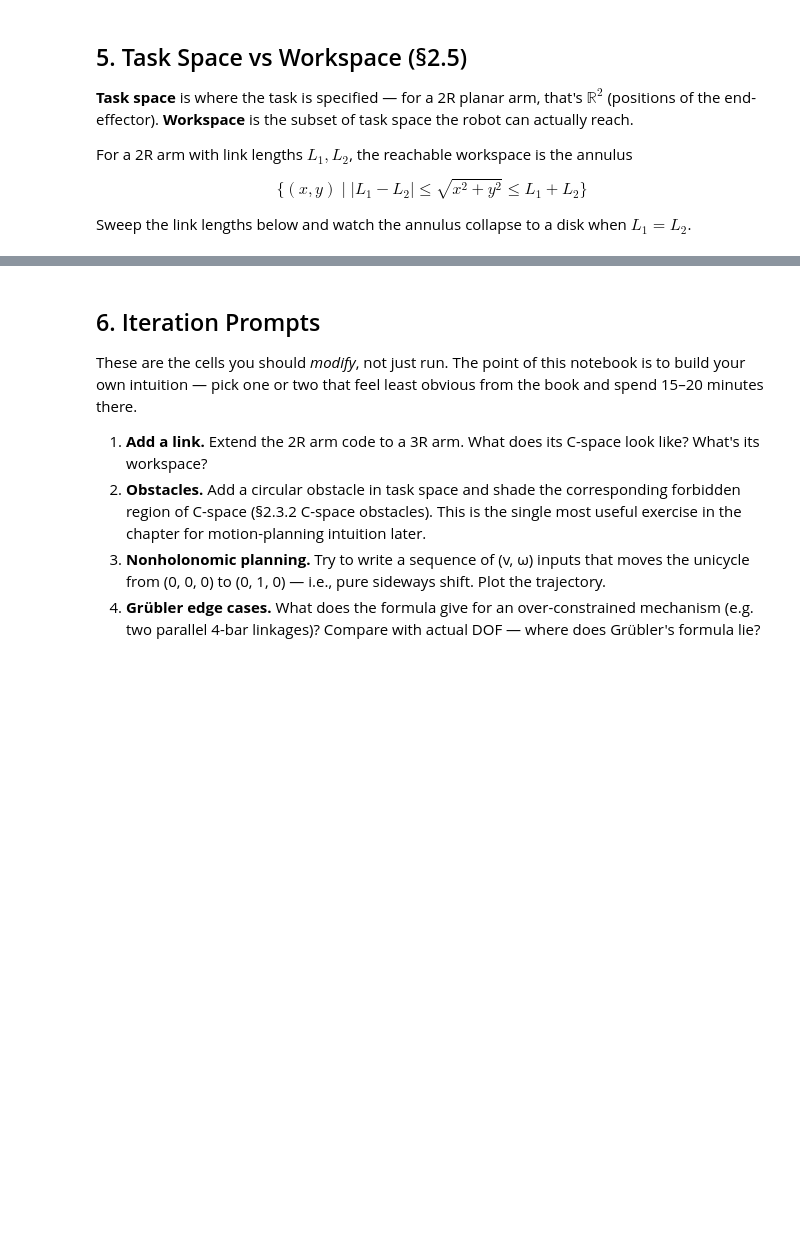
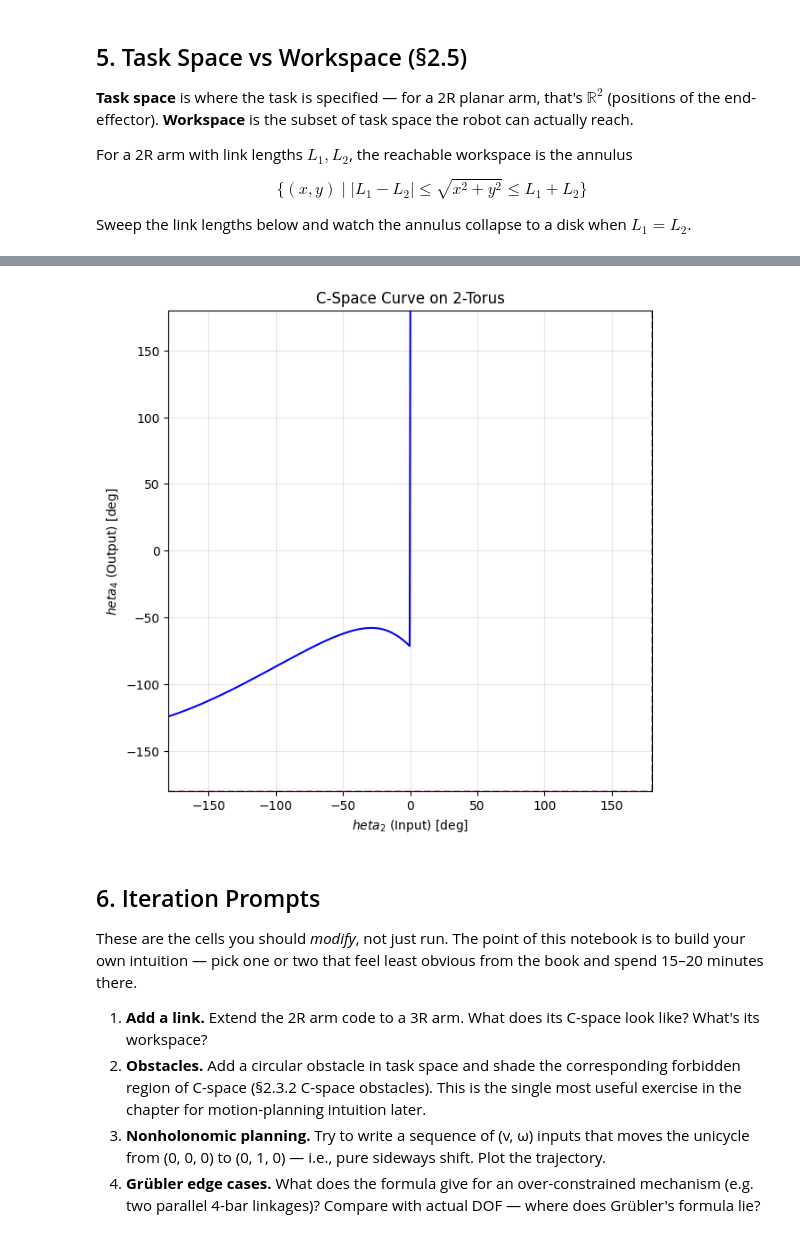
Before and after one commit to privaelo/modern-robotics, a Jupyter notebook: notebooks/ch_02_configuration_space.ipynb, the cells around one changed output, grey strips where cells are left out. Drawn from its saved outputs; the diff is of its cells as text; code cells hidden in the pictures; blank space fills up the shorter version.

```diff
--- a/notebooks/ch_02_configuration_space.ipynb
+++ b/notebooks/ch_02_configuration_space.ipynb
@@ -274,3 +423,52 @@ interact(plot_2r_workspace,
+# %%
+import numpy as np
+import matplotlib.pyplot as plt
+
+def get_theta4(theta2, L1, L2, L3, L4):
+    # Position of joint A (crank-coupler)
+    Ax, Ay = L2 * np.cos(theta2), L2 * np.sin(theta2)
+    # Distance from A to ground pivot O4(L1, 0)
+    d2 = (Ax - L1)**2 + Ay**2
+    d = np.sqrt(d2)
+
+    # Check if a triangle exists (Grashof condition)
+    if d > L3 + L4 or d < abs(L3 - L4): return None
+
+    # Law of Cosines for the interior angle at O4
+    cos_gamma = (L4**2 + d2 - L3**2) / (2 * L4 * d)
+    gamma = np.arccos(np.clip(cos_gamma, -1, 1))
+
+    # Angle of vector O4->A
+    alpha = np.arctan2(Ay, Ax - L1)
+
+    # Two assembly modes (open and crossed)
+    return alpha + gamma, alpha - gamma
+
+# Grashof Crank-Rocker parameters
+L1, L2, L3, L4 = 2.0, 1.0, 2.5, 2.0
+t2_range = np.linspace(-np.pi, np.pi, 500)
+c_curve_open, c_curve_crossed = [], []
+
+for t2 in t2_range:
+    res = get_theta4(t2, L1, L2, L3, L4)
+    if res:
+        c_curve_open.append([np.degrees(t2), np.degrees(res[0])])
+        c_curve_crossed.append([np.degrees(t2), np.degrees(res[1])])
+
+# Plotting on the 2-Torus (flattened)
+fig, ax = plt.subplots(figsize=(7, 7))
+open_pts = np.array(c_curve_open)
+ax.plot(open_pts[:,0], open_pts[:,1], 'b-', label='Open Mode')
+ax.set_xlim(-180, 180); ax.set_ylim(-180, 180)
+ax.set_xlabel('$\theta_2$ (Input) [deg]'); ax.set_ylabel('$\theta_4$ (Output) [deg]')
+ax.grid(True, alpha=0.3); ax.set_title('C-Space Curve on 2-Torus')
+# Visual markers for torus identification
+for val in [-180, 180]:
+    ax.axvline(val, color='purple', ls='--', alpha=0.4)
+    ax.axhline(val, color='purple', ls='--', alpha=0.4)
+plt.show()
+# %% [output]
+[figure, added]
 # %% [markdown]
 ## 6. Iteration Prompts
 
```
Also changed, not shown: parts of 6 cells of this notebook.
